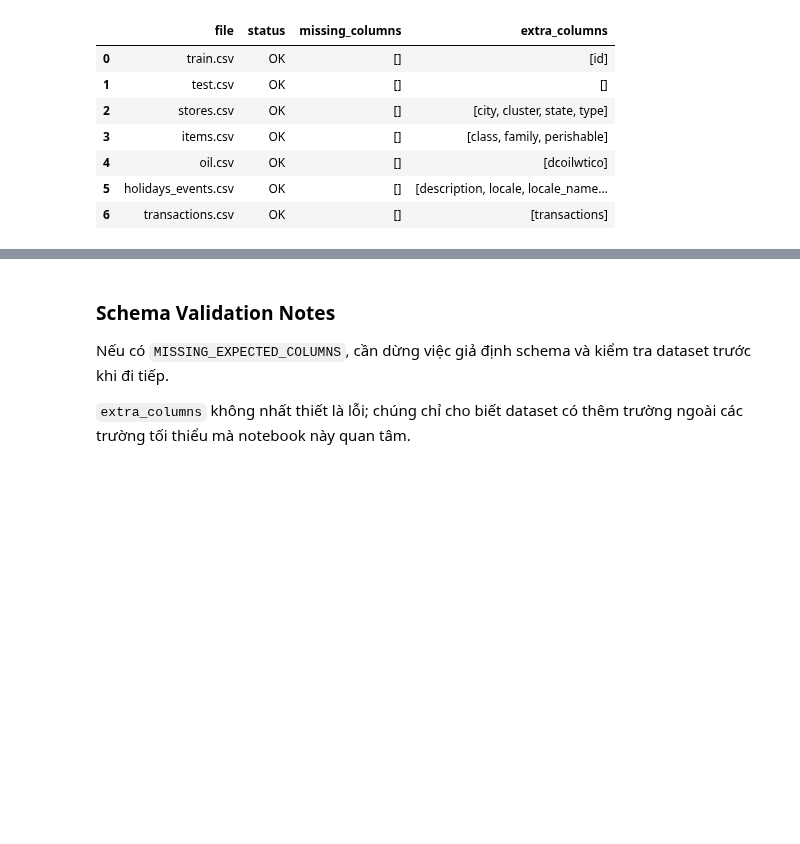
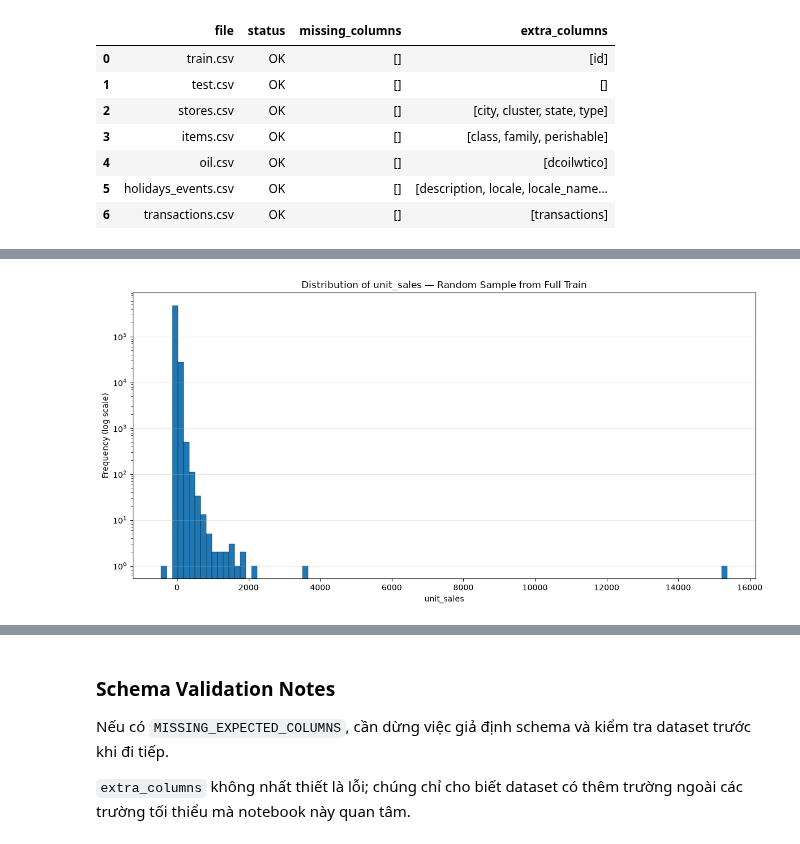
Before and after one commit to AlligatorTHPhat/Machine-learning-project-Grocery-sales-forecast, a Jupyter notebook: notebooks/01_eda.ipynb, the cells around one changed output, grey strips where cells are left out. Cells and saved outputs as stored; diff of their text form; code cells hidden in the pictures; blank space fills up the shorter version.

```diff
--- a/notebooks/01_eda.ipynb
+++ b/notebooks/01_eda.ipynb
@@ -294,0 +1224,80 @@ schema_check_df
+# %%
+# Configuration
+TRAIN_PATH = Path("../data/raw/train.csv")
+CHUNK_SIZE = 1_000_000
+SAMPLE_SIZE = 500_000
+N_BINS = 100
+RANDOM_SEED = 42
+
+rng = np.random.default_rng(RANDOM_SEED)
+
+# Pass 1: count rows in the entire file
+chunk_sizes = []
+
+for chunk in pd.read_csv(
+    TRAIN_PATH,
+    usecols=["unit_sales"],
+    chunksize=CHUNK_SIZE
+):
+    chunk_sizes.append(len(chunk))
+
+total_rows = sum(chunk_sizes)
+
+# Allocate sample quotas proportionally to each chunk size.
+# Largest-remainder allocation makes the total sample size exact
+# when enough rows are available.
+target_size = min(SAMPLE_SIZE, total_rows)
+quotas_float = np.array(chunk_sizes, dtype=float) * target_size / total_rows
+quotas = np.floor(quotas_float).astype(int)
+
+remainder = target_size - quotas.sum()
+if remainder > 0:
+    order = np.argsort(-(quotas_float - quotas))
+    quotas[order[:remainder]] += 1
+
+# Pass 2: sample from every chunk
+sample_parts = []
+
+for i, chunk in enumerate(pd.read_csv(
+    TRAIN_PATH,
+    usecols=["unit_sales"],
+    chunksize=CHUNK_SIZE
+)):
+    n = quotas[i]
+    if n > 0:
+        sample_parts.append(
+            chunk["unit_sales"].dropna().sample(
+                n=n,
+                random_state=int(rng.integers(0, 2**31 - 1))
+            )
+        )
+
+target_sample = pd.concat(sample_parts, ignore_index=True).dropna()
+
+# Calculate percentiles
+percentiles = [0, 1, 5, 10, 25, 50, 75, 90, 95, 99, 99.5, 99.9, 100]
+quantile_table = target_sample.quantile(
+    np.array(percentiles) / 100
+).rename_axis("quantile").reset_index(name="unit_sales")
+
+quantile_table["quantile"] = (
+    quantile_table["quantile"] * 100
+).map(lambda x: f"P{x:g}")
+
+print(f"Total rows in train: {total_rows:,}")
+print(f"Sample size: {len(target_sample):,}")
+print(f"Sample min: {target_sample.min():,.4f}")
+print(f"Sample max: {target_sample.max():,.4f}")
+display(quantile_table)
+
+# Histogram of the sampled target
+plt.figure(figsize=(12, 6))
+plt.hist(target_sample, bins=N_BINS, edgecolor="black", linewidth=0.25)
+plt.yscale("log")
+plt.title("Distribution of unit_sales — Random Sample from Full Train")
+plt.xlabel("unit_sales")
+plt.ylabel("Frequency (log scale)")
+plt.grid(axis="y", alpha=0.3)
+plt.tight_layout()
+plt.show()
+# %% [output]
@@ -294,0 +1322 @@ schema_check_df
+[figure, added]
```
Also changed, not shown: parts of 97 cells of this notebook, 9 other files.
